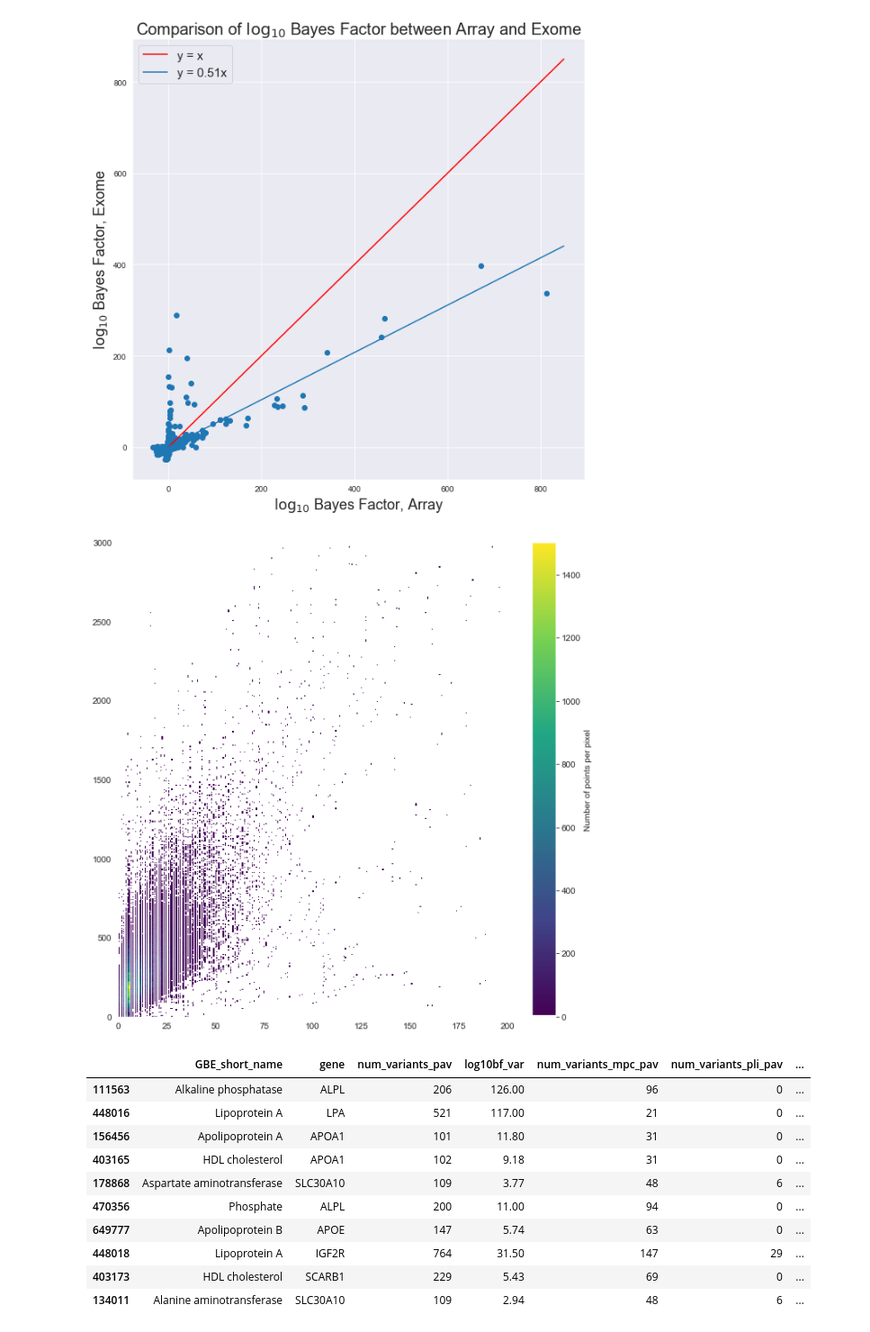
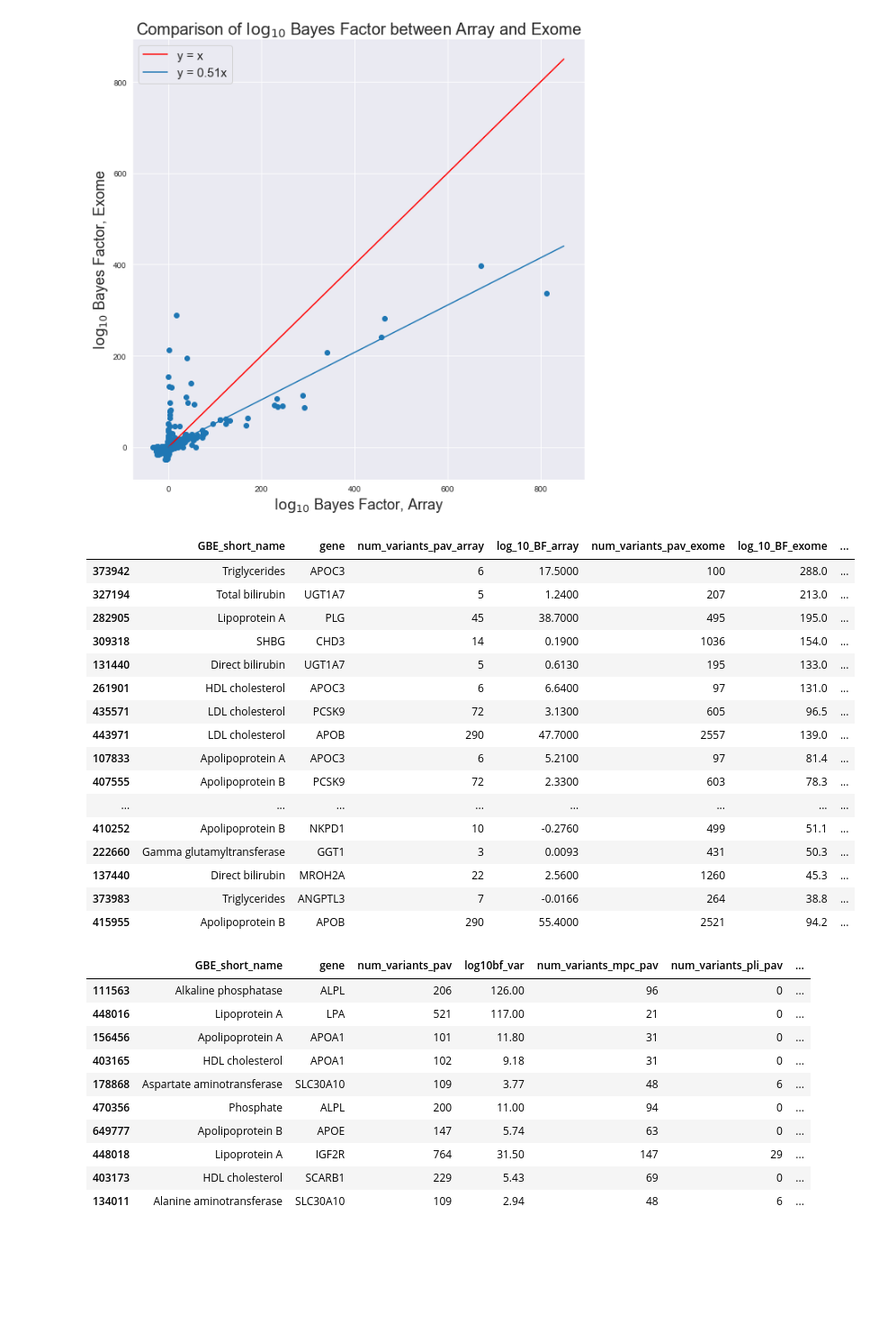
Before and after one commit to rivas-lab/ukbb-tools, a Jupyter notebook: 13_mrp/array-exome.ipynb, the cells around one changed output. Shown: that part at 90% size. Cells and saved outputs as stored; diff of their text form; code cells hidden in the pictures; blank space fills up the shorter version.

```diff
--- a/13_mrp/array-exome.ipynb
+++ b/13_mrp/array-exome.ipynb
@@ -37,10 +37,10 @@ def density_scatter( x , y, ax = None, sort = True, bins = 20, **kwargs )   :
 # %%
 array = pd.read_table('biomarkers_mrp_rv_ma_array_gbe.tsv.gz')
 exome = pd.read_table('biomarkers_mrp_rv_ma_exome_gbe.tsv.gz')
-array = array[['#GBE_ID', 'gene', 'num_variants_pav', 'log_10_BF_study_similar_var_independent_sigma_m_mpc_pli_pav']]
-array.columns = ['#GBE_ID', 'gene', 'num_variants_pav_array', 'log_10_BF_array']
-exome = exome[['#GBE_ID', 'gene', 'num_variants_pav', 'log_10_BF_study_similar_var_independent_sigma_m_mpc_pli_pav']]
-exome.columns = ['#GBE_ID', 'gene', 'num_variants_pav_exome', 'log_10_BF_exome']
+array = array[['GBE_short_name', 'gene', 'num_variants_pav', 'log_10_BF_study_similar_var_independent_sigma_m_mpc_pli_pav']]
+array.columns = ['GBE_short_name', 'gene', 'num_variants_pav_array', 'log_10_BF_array']
+exome = exome[['GBE_short_name', 'gene', 'num_variants_pav', 'log_10_BF_study_similar_var_independent_sigma_m_mpc_pli_pav']]
+exome.columns = ['GBE_short_name', 'gene', 'num_variants_pav_exome', 'log_10_BF_exome']
 merged = array.merge(exome)
 # %%
 sns.set_style('dark')
@@ -82,32 +108,27 @@ plt.show()
 To use the future default and silence this warning we advise to pass `rcond=None`, to keep using the old, explicitly pass `rcond=-1`.
   # Remove the CWD from sys.path while we load stuff.
 [figure]
-# %%
-from matplotlib.colors import LinearSegmentedColormap
-
-# "Viridis-like" colormap with white background
-white_viridis = LinearSegmentedColormap.from_list('white_viridis', [
-    (0, '#ffffff'),
-    (1e-20, '#440053'),
-    (0.2, '#404388'),
-    (0.4, '#2a788e'),
-    (0.6, '#21a784'),
-    (0.8, '#78d151'),
-    (1, '#fde624'),
-], N=256)
-
-def using_mpl_scatter_density(fig, x, y):
-    ax = fig.add_subplot(1, 1, 1, projection='scatter_density')
-    density = ax.scatter_density(x, y, cmap=white_viridis)
-    plt.xlim([0,200])
-    plt.ylim([0,3000])
-    fig.colorbar(density, label='Number of points per pixel')
-
-fig = plt.figure(figsize=(10,10))
-using_mpl_scatter_density(fig, np.array([float(x) for x in merged['num_variants_pav_array']]), np.array([float(x) for x in merged['num_variants_pav_exome']]))
-plt.show()
-# %% [output]
-[figure, removed]
+# %%
+merged['diff'] = merged['log_10_BF_exome'] - merged['log_10_BF_array']
+merged.sort_values('diff', ascending=False)[:20]
+# %% [output]
+|  | GBE_short_name | gene | num_variants_pav_array | log_10_BF_array | num_variants_pav_exome | log_10_BF_exome | ... |
+| 373942 | Triglycerides | APOC3 | 6 | 17.5000 | 100 | 288.0 | ... |
+| 327194 | Total bilirubin | UGT1A7 | 5 | 1.2400 | 207 | 213.0 | ... |
+| 282905 | Lipoprotein A | PLG | 45 | 38.7000 | 495 | 195.0 | ... |
+| 309318 | SHBG | CHD3 | 14 | 0.1900 | 1036 | 154.0 | ... |
+| 131440 | Direct bilirubin | UGT1A7 | 5 | 0.6130 | 195 | 133.0 | ... |
+| 261901 | HDL cholesterol | APOC3 | 6 | 6.6400 | 97 | 131.0 | ... |
+| 435571 | LDL cholesterol | PCSK9 | 72 | 3.1300 | 605 | 96.5 | ... |
+| 443971 | LDL cholesterol | APOB | 290 | 47.7000 | 2557 | 139.0 | ... |
+| 107833 | Apolipoprotein A | APOC3 | 6 | 5.2100 | 97 | 81.4 | ... |
+| 407555 | Apolipoprotein B | PCSK9 | 72 | 2.3300 | 603 | 78.3 | ... |
+| ... | ... | ... | ... | ... | ... | ... | ... |
+| 410252 | Apolipoprotein B | NKPD1 | 10 | -0.2760 | 499 | 51.1 | ... |
+| 222660 | Gamma glutamyltransferase | GGT1 | 3 | 0.0093 | 431 | 50.3 | ... |
+| 137440 | Direct bilirubin | MROH2A | 22 | 2.5600 | 1260 | 45.3 | ... |
+| 373983 | Triglycerides | ANGPTL3 | 7 | -0.0166 | 264 | 38.8 | ... |
+| 415955 | Apolipoprotein B | APOB | 290 | 55.4000 | 2521 | 94.2 | ... |
 # %%
 var = pd.read_table('biomarkers_mrp_rv_exome_var_gbe.tsv.gz')[['GBE_short_name', 'gene','num_variants_pav','log_10_BF_study_similar_var_independent_sigma_m_var_pav']]
 mpc_pli = pd.read_table('biomarkers_mrp_rv_exome_gbe.tsv.gz')[['GBE_short_name', 'gene','num_variants_mpc_pav','num_variants_pli_pav','log_10_BF_study_similar_var_independent_sigma_m_mpc_pli_pav']]
```
Also changed, not shown: parts of 1 cell of this notebook, 2 other files.
